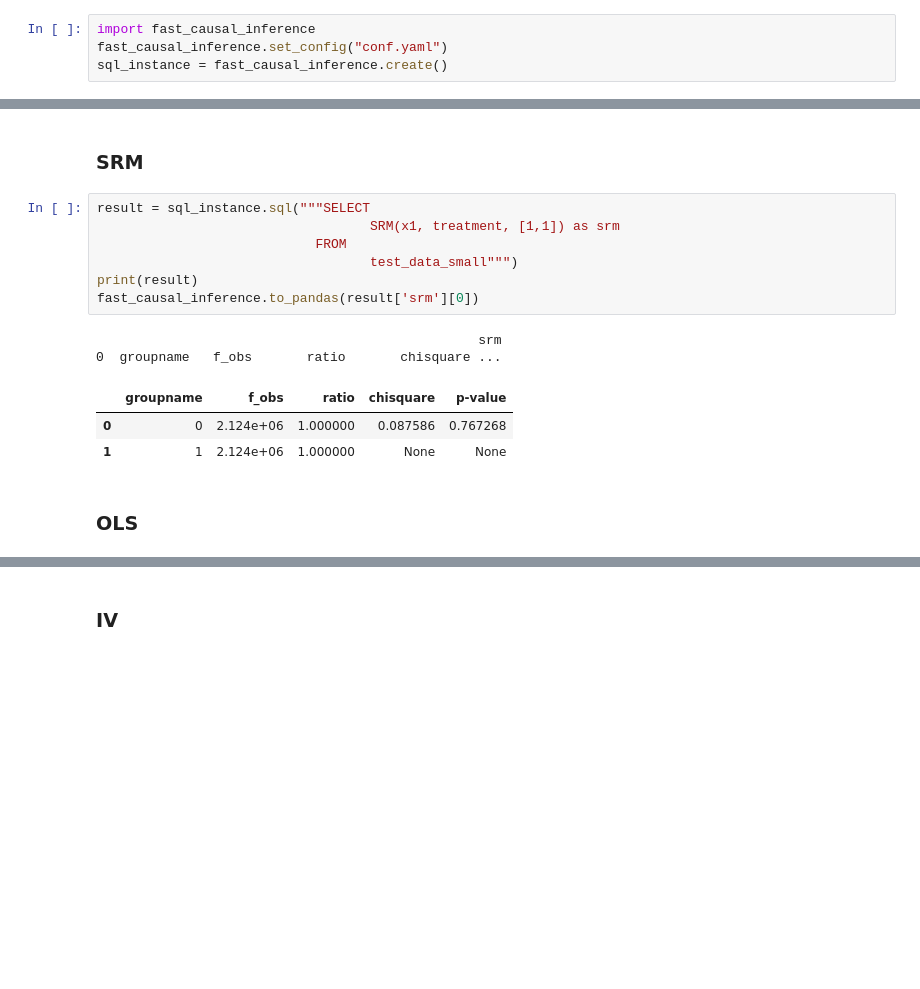
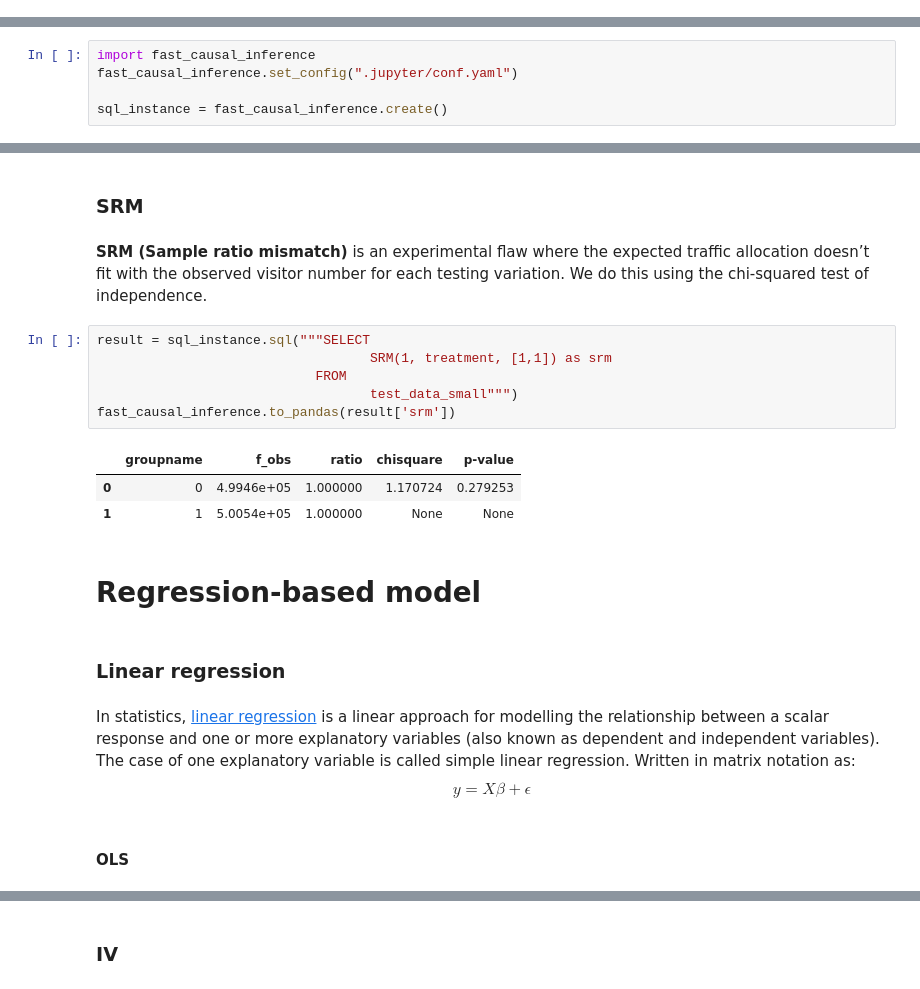
Before and after one commit to Tencent/fast-causal-inference, a Jupyter notebook: examples/demo.ipynb, the cells around one changed output, grey strips where cells are left out. Cells and saved outputs as stored; diff of their text form; blank space fills up the shorter version.

```diff
--- a/examples/demo.ipynb
+++ b/examples/demo.ipynb
@@ -3,4 +0,0 @@
-# %%
-import fast_causal_inference
-fast_causal_inference.set_config("conf.yaml")
-sql_instance = fast_causal_inference.create()
@@ -118,0 +33,5 @@ max: 4.0
+# %%
+import fast_causal_inference
+fast_causal_inference.set_config(".jupyter/conf.yaml")
+
+sql_instance = fast_causal_inference.create()
@@ -171,17 +324,23 @@ fast_causal_inference.to_pandas(ttest['ttest_result'][1])
 # %% [markdown]
 ### SRM
+# %% [markdown]
+**SRM (Sample ratio mismatch)** is an experimental flaw where the expected traffic allocation doesn’t fit with the observed visitor number for each testing variation. We do this using the chi-squared test of independence.
 # %%
 result = sql_instance.sql("""SELECT
-                                   SRM(x1, treatment, [1,1]) as srm
+                                   SRM(1, treatment, [1,1]) as srm
                             FROM
                                    test_data_small""")
-print(result)
-fast_causal_inference.to_pandas(result['srm'][0])
+fast_causal_inference.to_pandas(result['srm'])
 # %% [output]
-                                                 srm
-0  groupname   f_obs       ratio       chisquare ...
 |  | groupname | f_obs | ratio | chisquare | p-value |
-| 0 | 0 | 2.124e+06 | 1.000000 | 0.087586 | 0.767268 |
-| 1 | 1 | 2.124e+06 | 1.000000 | None | None |
+| 0 | 0 | 4.9946e+05 | 1.000000 | 1.170724 | 0.279253 |
+| 1 | 1 | 5.0054e+05 | 1.000000 | None | None |
+# %% [markdown]
+# Regression-based model
+# %% [markdown]
+### Linear regression
+# %% [markdown]
+In statistics, [linear regression](https://en.wikipedia.org/wiki/Linear_regression) is a linear approach for modelling the relationship between a scalar response and one or more explanatory variables (also known as dependent and independent variables). The case of one explanatory variable is called simple linear regression. Written in matrix notation as:
+$$y=X\beta+\epsilon$$
 # %% [markdown]
-### OLS
+#### OLS
```
Also changed, not shown: parts of 122 cells of this notebook, 57 other files.
